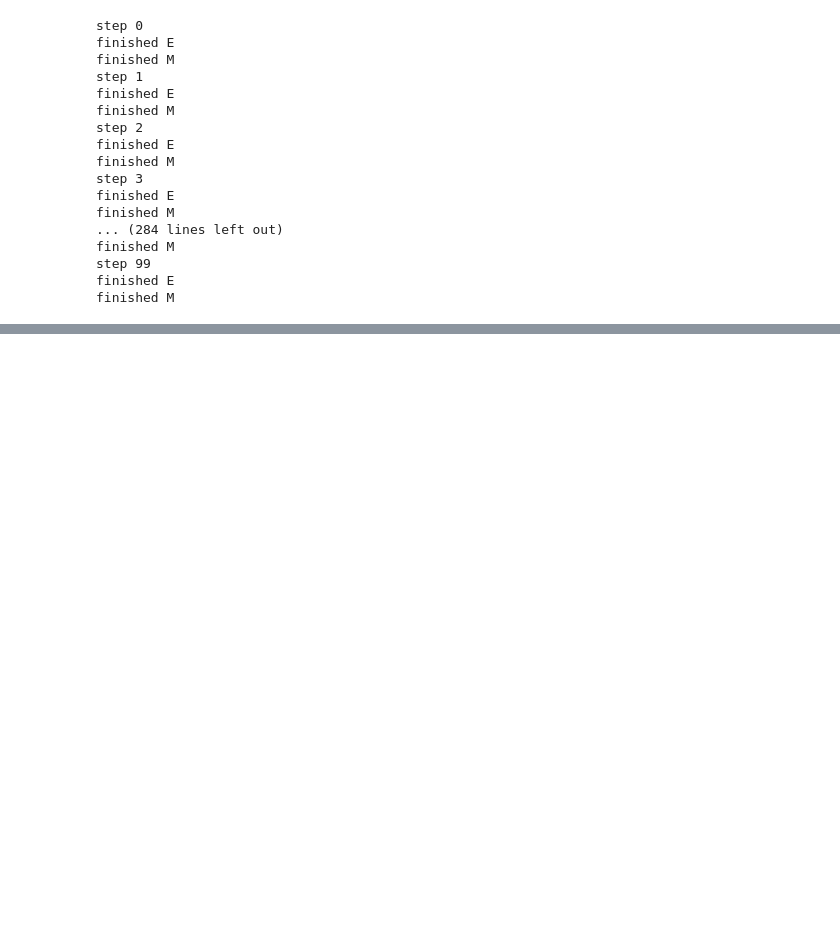
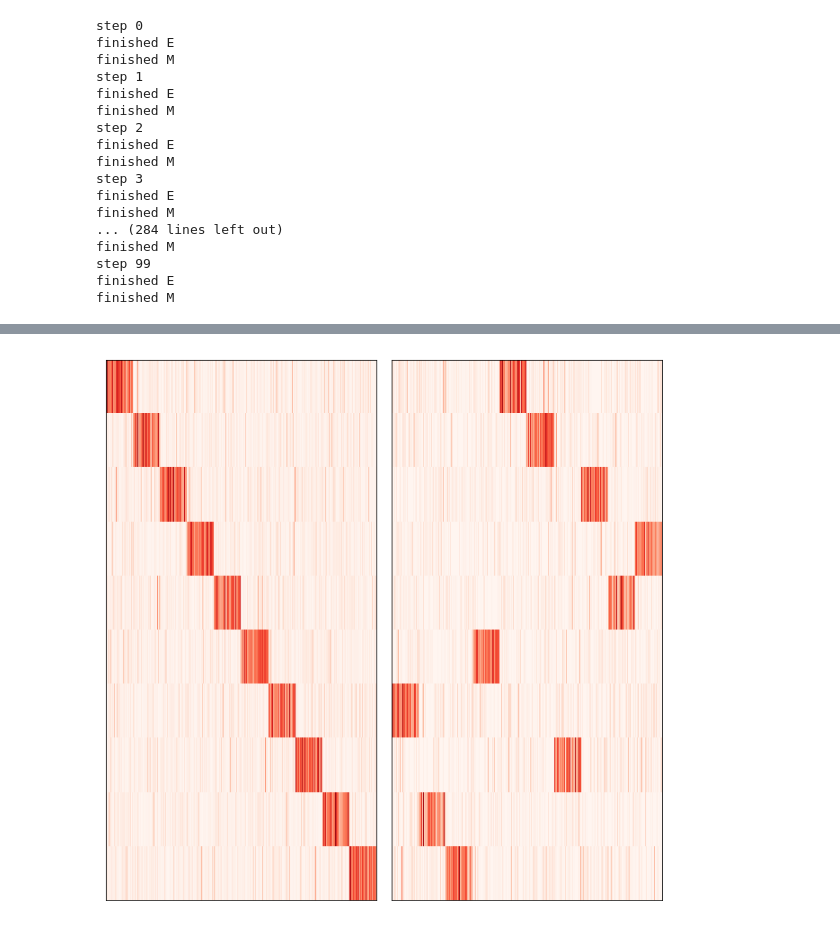
Before and after one commit to BillyWangwzx/LDA-with-python, a Jupyter notebook: simulated+data.ipynb, the cells around one changed output, grey strips where cells are left out. Cells and saved outputs as stored; diff of their text form; code cells hidden in the pictures; blank space fills up the shorter version.

```diff
--- a/simulated+data.ipynb
+++ b/simulated+data.ipynb
@@ -100,0 +109,3 @@ plt.tight_layout()
+# %%
+%%time
+lda.fit(train)
@@ -100,0 +137,14 @@ plt.tight_layout()
+# %%
+B1 = np.repeat(generator2.beta, 100, axis=0)
+B2 = np.repeat(lda.components_, 100, axis=0)
+B = [B1,B2]
+fig, axes = plt.subplots(1, 2, figsize=(9,9), sharey=True)
+for i, ax in enumerate(axes.ravel(), 1):
+    ax.imshow(B[i-1],cmap='Reds')
+    ax.set_xticklabels([])
+    ax.set_yticklabels([])
+    ax.xaxis.set_ticks_position('none')
+    ax.yaxis.set_ticks_position('none')
+plt.tight_layout()
+# %% [output]
+[figure, added]
```
Also changed, not shown: parts of 11 cells of this notebook, 1 other file.
